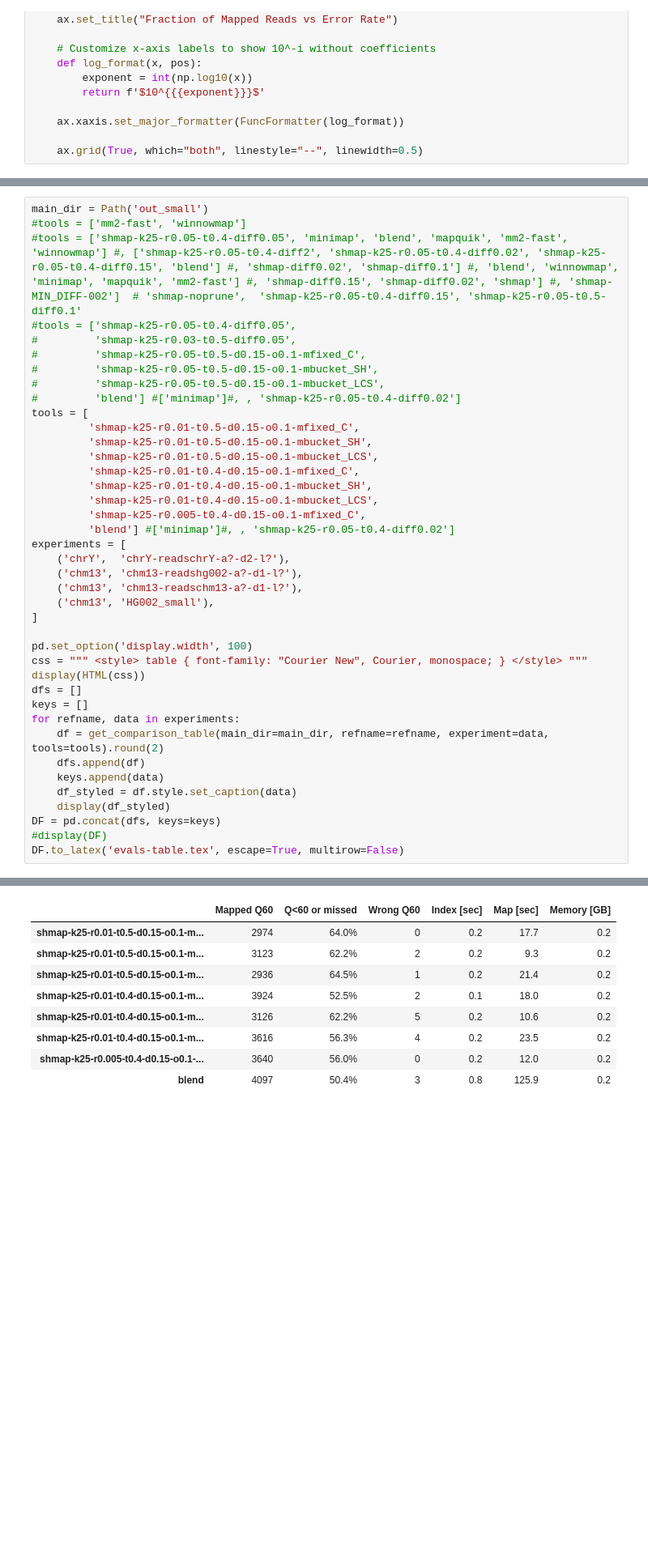
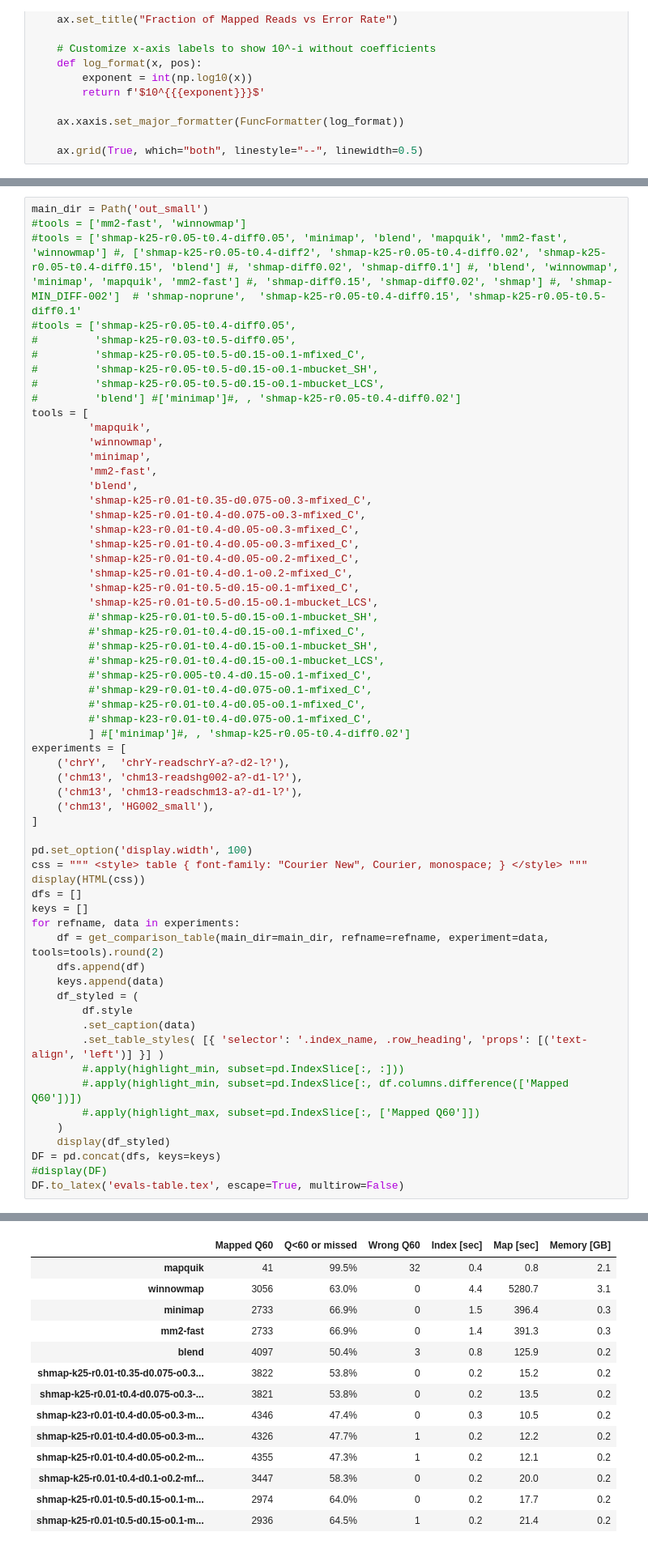
Before and after one commit to pesho-ivanov/shmap, a Jupyter notebook: evals/compare.ipynb, the cells around one changed output, grey strips where cells are left out. Shown at 81% size. Drawn from its saved outputs; the diff is of its cells as text; blank space fills up the shorter version.

```diff
--- a/evals/compare.ipynb
+++ b/evals/compare.ipynb
@@ -270,14 +292,28 @@ main_dir = Path('out_small')
 #         'shmap-k25-r0.05-t0.5-d0.15-o0.1-mbucket_LCS',
 #         'blend'] #['minimap']#, , 'shmap-k25-r0.05-t0.4-diff0.02']
 tools = [
+         'mapquik',
+         'winnowmap',
+         'minimap',
+         'mm2-fast',
+         'blend',
+         'shmap-k25-r0.01-t0.35-d0.075-o0.3-mfixed_C',
+         'shmap-k25-r0.01-t0.4-d0.075-o0.3-mfixed_C',
+         'shmap-k23-r0.01-t0.4-d0.05-o0.3-mfixed_C',
+         'shmap-k25-r0.01-t0.4-d0.05-o0.3-mfixed_C',
+         'shmap-k25-r0.01-t0.4-d0.05-o0.2-mfixed_C',
+         'shmap-k25-r0.01-t0.4-d0.1-o0.2-mfixed_C',
          'shmap-k25-r0.01-t0.5-d0.15-o0.1-mfixed_C',
-         'shmap-k25-r0.01-t0.5-d0.15-o0.1-mbucket_SH',
          'shmap-k25-r0.01-t0.5-d0.15-o0.1-mbucket_LCS',
-         'shmap-k25-r0.01-t0.4-d0.15-o0.1-mfixed_C',
-         'shmap-k25-r0.01-t0.4-d0.15-o0.1-mbucket_SH',
-         'shmap-k25-r0.01-t0.4-d0.15-o0.1-mbucket_LCS',
-         'shmap-k25-r0.005-t0.4-d0.15-o0.1-mfixed_C',
-         'blend'] #['minimap']#, , 'shmap-k25-r0.05-t0.4-diff0.02']
+         #'shmap-k25-r0.01-t0.5-d0.15-o0.1-mbucket_SH',
+         #'shmap-k25-r0.01-t0.4-d0.15-o0.1-mfixed_C',
+         #'shmap-k25-r0.01-t0.4-d0.15-o0.1-mbucket_SH',
+         #'shmap-k25-r0.01-t0.4-d0.15-o0.1-mbucket_LCS',
+         #'shmap-k25-r0.005-t0.4-d0.15-o0.1-mfixed_C',
+         #'shmap-k29-r0.01-t0.4-d0.075-o0.1-mfixed_C',
+         #'shmap-k25-r0.01-t0.4-d0.05-o0.1-mfixed_C',
+         #'shmap-k23-r0.01-t0.4-d0.075-o0.1-mfixed_C',
+         ] #['minimap']#, , 'shmap-k25-r0.05-t0.4-diff0.02']
 experiments = [
     ('chrY',  'chrY-readschrY-a?-d2-l?'),
     ('chm13', 'chm13-readshg002-a?-d1-l?'),
@@ -294,7 +330,14 @@ for refname, data in experiments:
     df = get_comparison_table(main_dir=main_dir, refname=refname, experiment=data, tools=tools).round(2)
     dfs.append(df)
     keys.append(data)
-    df_styled = df.style.set_caption(data)
+    df_styled = (
+        df.style
+        .set_caption(data)
+        .set_table_styles( [{ 'selector': '.index_name, .row_heading', 'props': [('text-align', 'left')] }] )
+        #.apply(highlight_min, subset=pd.IndexSlice[:, :]))
+        #.apply(highlight_min, subset=pd.IndexSlice[:, df.columns.difference(['Mapped Q60'])])
+        #.apply(highlight_max, subset=pd.IndexSlice[:, ['Mapped Q60']])
+    )
     display(df_styled)
 DF = pd.concat(dfs, keys=keys)
 #display(DF)
@@ -305,9 +348,14 @@ chrY-readschrY-a?-d2-l?
 |  | Mapped Q60 | Q<60 or missed | Wrong Q60 | Index [sec] | Map [sec] | Memory [GB] |
+| mapquik | 41 | 99.5% | 32 | 0.4 | 0.8 | 2.1 |
+| winnowmap | 3056 | 63.0% | 0 | 4.4 | 5280.7 | 3.1 |
+| minimap | 2733 | 66.9% | 0 | 1.5 | 396.4 | 0.3 |
+| mm2-fast | 2733 | 66.9% | 0 | 1.4 | 391.3 | 0.3 |
+| blend | 4097 | 50.4% | 3 | 0.8 | 125.9 | 0.2 |
+| shmap-k25-r0.01-t0.35-d0.075-o0.3... | 3822 | 53.8% | 0 | 0.2 | 15.2 | 0.2 |
+| shmap-k25-r0.01-t0.4-d0.075-o0.3-... | 3821 | 53.8% | 0 | 0.2 | 13.5 | 0.2 |
+| shmap-k23-r0.01-t0.4-d0.05-o0.3-m... | 4346 | 47.4% | 0 | 0.3 | 10.5 | 0.2 |
+| shmap-k25-r0.01-t0.4-d0.05-o0.3-m... | 4326 | 47.7% | 1 | 0.2 | 12.2 | 0.2 |
+| shmap-k25-r0.01-t0.4-d0.05-o0.2-m... | 4355 | 47.3% | 1 | 0.2 | 12.1 | 0.2 |
+| shmap-k25-r0.01-t0.4-d0.1-o0.2-mf... | 3447 | 58.3% | 0 | 0.2 | 20.0 | 0.2 |
 | shmap-k25-r0.01-t0.5-d0.15-o0.1-m... | 2974 | 64.0% | 0 | 0.2 | 17.7 | 0.2 |
-| shmap-k25-r0.01-t0.5-d0.15-o0.1-m... | 3123 | 62.2% | 2 | 0.2 | 9.3 | 0.2 |
 | shmap-k25-r0.01-t0.5-d0.15-o0.1-m... | 2936 | 64.5% | 1 | 0.2 | 21.4 | 0.2 |
-| shmap-k25-r0.01-t0.4-d0.15-o0.1-m... | 3924 | 52.5% | 2 | 0.1 | 18.0 | 0.2 |
-| shmap-k25-r0.01-t0.4-d0.15-o0.1-m... | 3126 | 62.2% | 5 | 0.2 | 10.6 | 0.2 |
-| shmap-k25-r0.01-t0.4-d0.15-o0.1-m... | 3616 | 56.3% | 4 | 0.2 | 23.5 | 0.2 |
-| shmap-k25-r0.005-t0.4-d0.15-o0.1-... | 3640 | 56.0% | 0 | 0.2 | 12.0 | 0.2 |
-| blend | 4097 | 50.4% | 3 | 0.8 | 125.9 | 0.2 |
```
Also changed, not shown: parts of 8 cells of this notebook, 3 other files.
